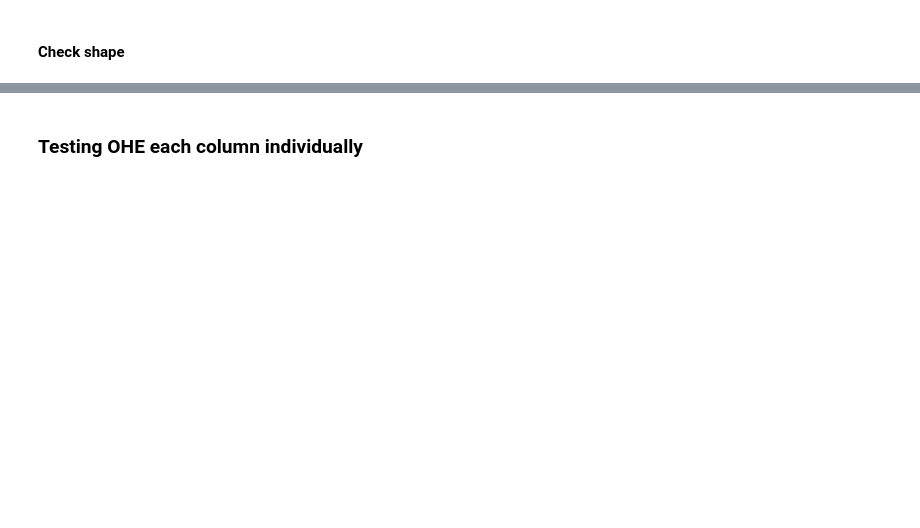
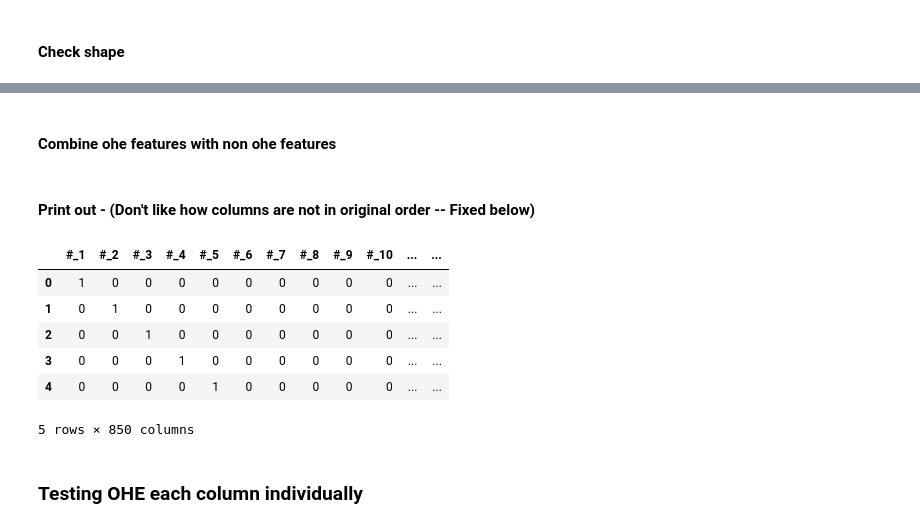
Before and after one commit to dannypadilla/pokemon-battle-predictor, a Jupyter notebook: pokemon-battle-prediction.ipynb, the cells around one changed output, grey strips where cells are left out. Saved outputs shown, nothing was run; the diff lists cells and outputs as text; code cells hidden in the pictures; blank space fills up the shorter version.

```diff
--- a/pokemon-battle-prediction.ipynb
+++ b/pokemon-battle-prediction.ipynb
@@ -79,3 +136,19 @@ pokemon_df_ohe.head()
+# %% [markdown]
+#### Combine ohe features with non ohe features
+# %%
+X = pd.concat([pokemon_df_ohe, pokemon_df[features_non_OHE] ], axis=1)
+# %% [markdown]
+#### Print out - (Don't like how columns are not in original order -- Fixed below)
+# %%
+X.head()
+# %% [output]
+|  | #_1 | #_2 | #_3 | #_4 | #_5 | #_6 | #_7 | #_8 | #_9 | #_10 | ... | ... |
+| 0 | 1 | 0 | 0 | 0 | 0 | 0 | 0 | 0 | 0 | 0 | ... | ... |
+| 1 | 0 | 1 | 0 | 0 | 0 | 0 | 0 | 0 | 0 | 0 | ... | ... |
+| 2 | 0 | 0 | 1 | 0 | 0 | 0 | 0 | 0 | 0 | 0 | ... | ... |
+| 3 | 0 | 0 | 0 | 1 | 0 | 0 | 0 | 0 | 0 | 0 | ... | ... |
+| 4 | 0 | 0 | 0 | 0 | 1 | 0 | 0 | 0 | 0 | 0 | ... | ... |
+5 rows × 850 columns
 # %% [markdown]
 ### Testing OHE each column individually
 # %%
```
Also changed, not shown: parts of 42 cells of this notebook.
